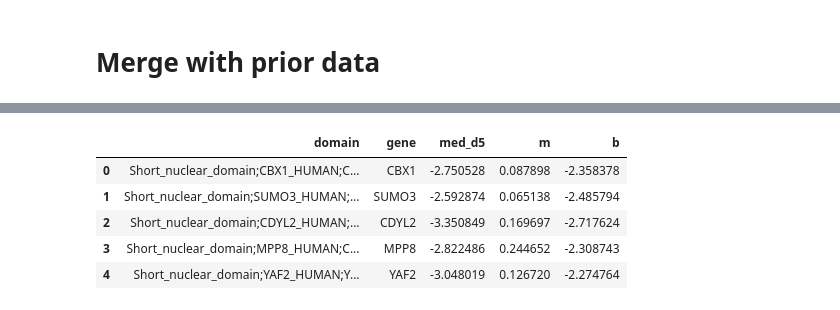
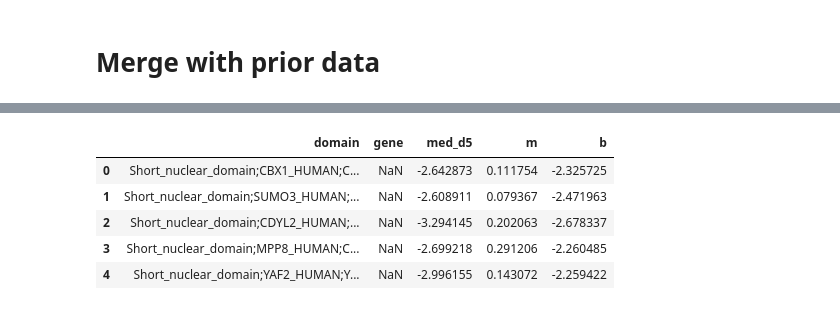
Before and after one commit to axmukund/corecruit_mukund22, a Jupyter notebook: fig_3/03_repressor_trendlines/Fitting Lines to Repressors.ipynb, the cells around one changed output, grey strips where cells are left out. Saved outputs shown, nothing was run; the diff lists cells and outputs as text; code cells hidden in the pictures.

```diff
--- a/fig_3/03_repressor_trendlines/Fitting Lines to Repressors.ipynb
+++ b/fig_3/03_repressor_trendlines/Fitting Lines to Repressors.ipynb
@@ -109,7 +109,7 @@ def domain_line_fit(gene, ax, debug=False):
     )
 # %%
 rd1df = df[
-    (df["d1_baseline_type"] == "Repressor") | (df["d1_description"].str.contains("Rep"))
+    (df["d1_baseline_type"].isin(["Repressor", "Dual"])) | (df["d1_description"].str.contains("Rep"))
 ]
 repressors = sorted(list(set(list(rd1df["d1_Gene"]))))
 
@@ -158,13 +159,14 @@ bdf.head()
 # %%
 adf = bdf.merge(linedf, on="label", how="left").reset_index()
+adf['gene'] = adf['gene_x']
 adf = adf[["domain", "gene", "med_d5", "m", "b"]]
 adf = adf.dropna(subset=["m", "b"])
 adf.to_csv("./repressors_fitted.csv", index=False)
 adf.head()
 # %% [output]
 |  | domain | gene | med_d5 | m | b |
-| 0 | Short_nuclear_domain;CBX1_HUMAN;C... | CBX1 | -2.750528 | 0.087898 | -2.358378 |
-| 1 | Short_nuclear_domain;SUMO3_HUMAN;... | SUMO3 | -2.592874 | 0.065138 | -2.485794 |
-| 2 | Short_nuclear_domain;CDYL2_HUMAN;... | CDYL2 | -3.350849 | 0.169697 | -2.717624 |
-| 3 | Short_nuclear_domain;MPP8_HUMAN;C... | MPP8 | -2.822486 | 0.244652 | -2.308743 |
-| 4 | Short_nuclear_domain;YAF2_HUMAN;Y... | YAF2 | -3.048019 | 0.126720 | -2.274764 |
+| 0 | Short_nuclear_domain;CBX1_HUMAN;C... | NaN | -2.642873 | 0.111754 | -2.325725 |
+| 1 | Short_nuclear_domain;SUMO3_HUMAN;... | NaN | -2.608911 | 0.079367 | -2.471963 |
+| 2 | Short_nuclear_domain;CDYL2_HUMAN;... | NaN | -3.294145 | 0.202063 | -2.678337 |
+| 3 | Short_nuclear_domain;MPP8_HUMAN;C... | NaN | -2.699218 | 0.291206 | -2.260485 |
+| 4 | Short_nuclear_domain;YAF2_HUMAN;Y... | NaN | -2.996155 | 0.143072 | -2.259422 |
```
Also changed, not shown: parts of 2 cells of this notebook, 56 other files.
